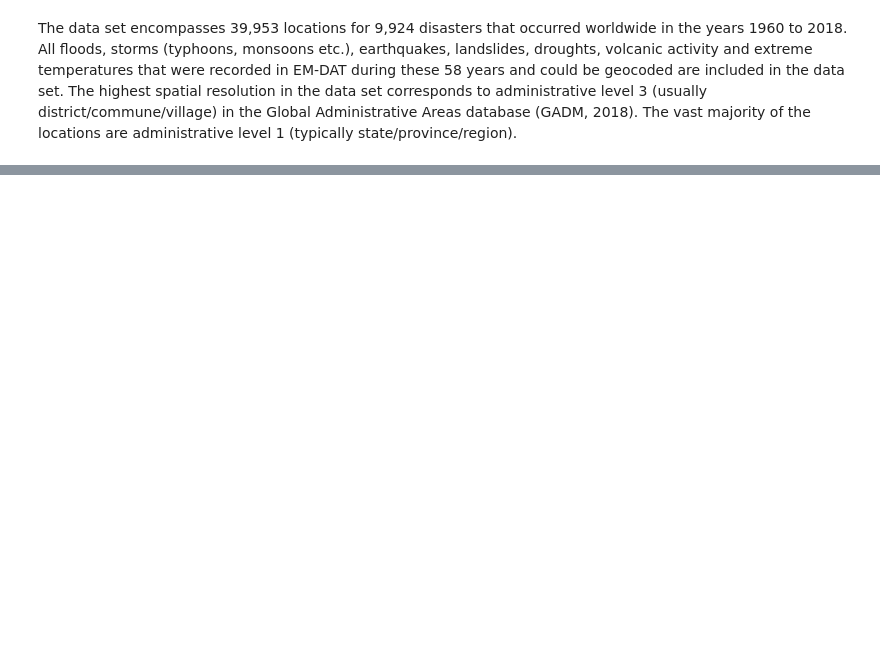
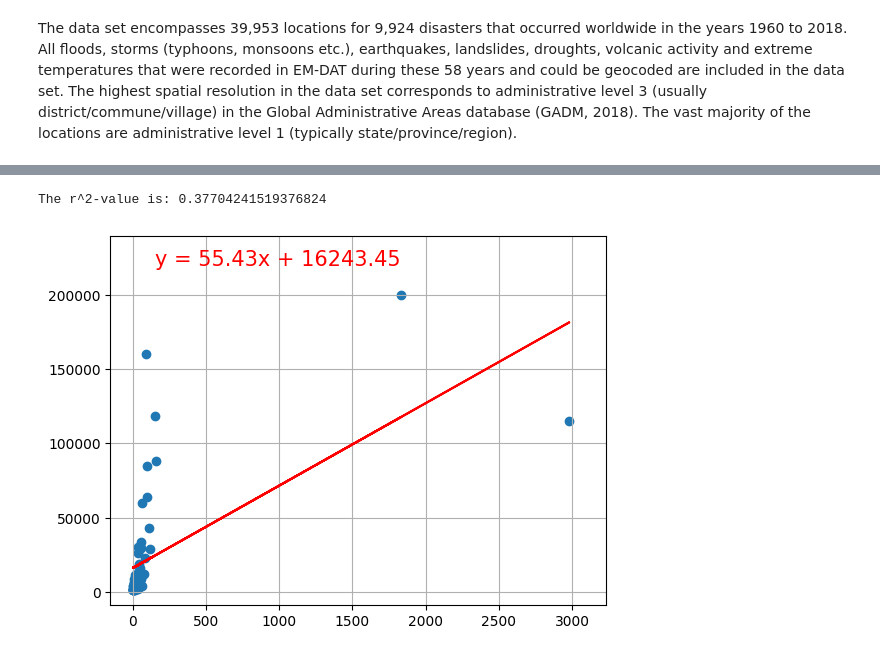
Before and after one commit to andrewplane/project_one, a Jupyter notebook: riley.ipynb, the cells around one changed output, grey strips where cells are left out. Cells and saved outputs as stored; diff of their text form; code cells hidden in the pictures; blank space fills up the shorter version.

```diff
--- a/riley.ipynb
+++ b/riley.ipynb
@@ -69,0 +275,4 @@ geo_plot_by_decade2(decades)
+# %%
+tropical_cyclones = df[(df['Disaster'] == 'Tropical Cyclone')]
+tropical_cyclones['Duration'] = tropical_cyclones.apply(lambda x: int(x['End Date']) - int(x['Begin Date']),axis = 1)
+tropical_cyclones.head()
@@ -69,0 +291,5 @@ geo_plot_by_decade2(decades)
+# %%
+plot_linear_regression(tropical_cyclones['Deaths'], tropical_cyclones['CPI-Adjusted Cost'])
+# %% [output]
+The r^2-value is: 0.37704241519376824
+[figure, added]
```
Also changed, not shown: parts of 20 cells of this notebook, 1 other file.
